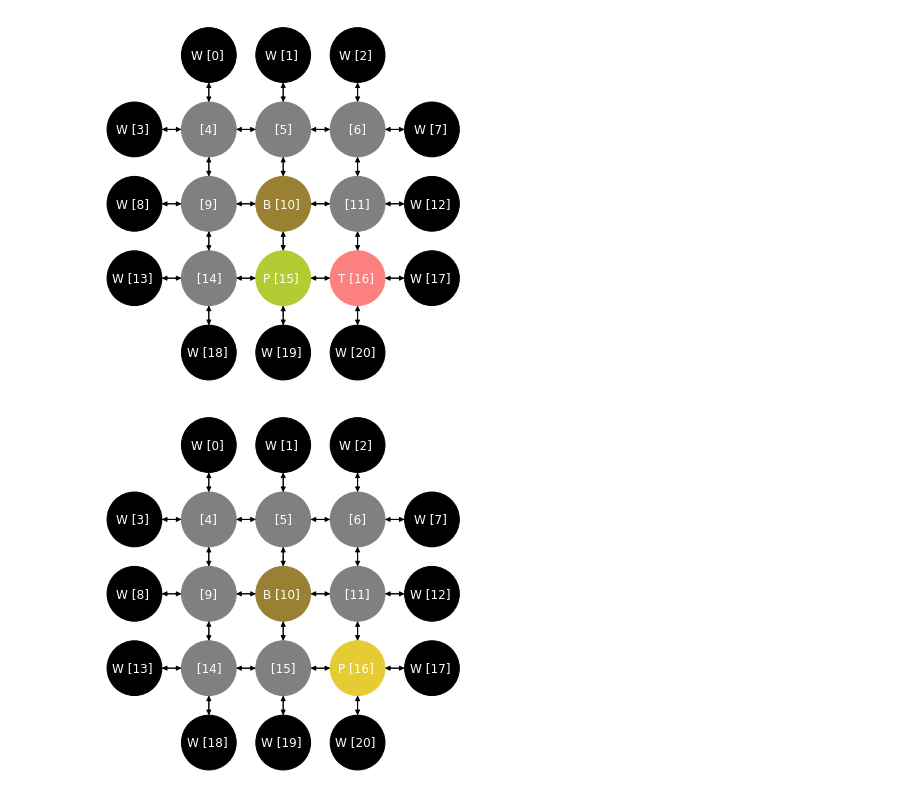
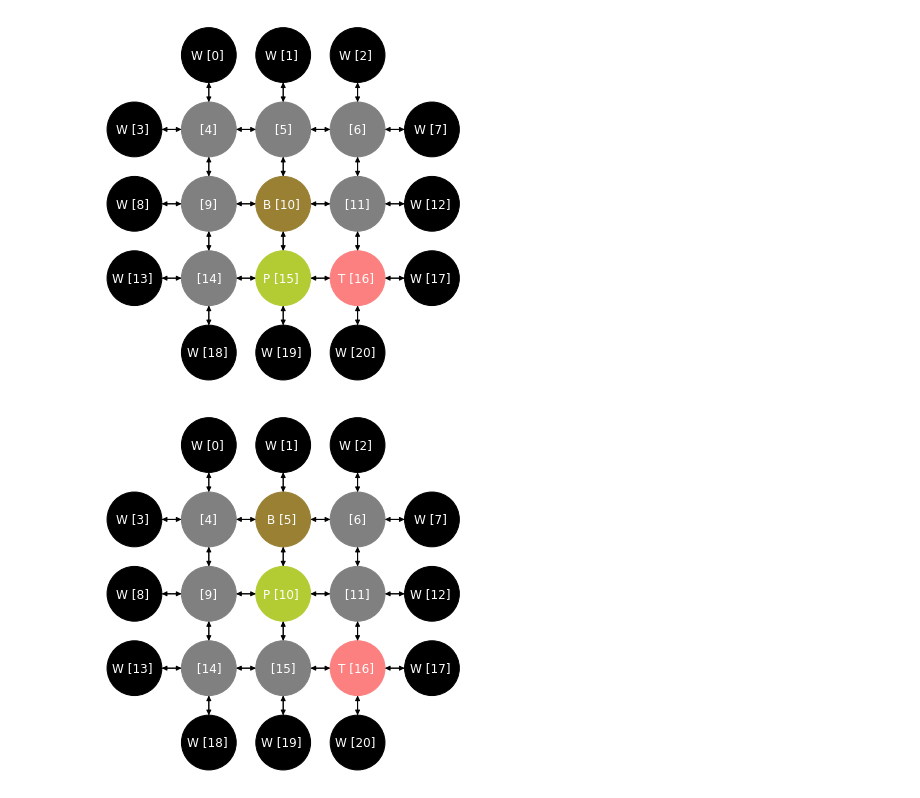
Before and after one commit to mathieuorhan/graph-sokoban, a Jupyter notebook: notebooks/train_vizualization.ipynb, the cells around one changed output. Saved outputs shown, nothing was run; the diff lists cells and outputs as text; code cells hidden in the pictures.

```diff
--- a/notebooks/train_vizualization.ipynb
+++ b/notebooks/train_vizualization.ipynb
@@ -45,13 +42,14 @@ plt.figure(figsize=(5, 5))
 display_graph(state)
 # %% [output]
 [figure]
-# %%
-next_state, reward, done, info = graph_env.step(
-    torch.tensor(16, dtype=torch.long)
-)
 # %%
+# Up = 0
+next_state, reward, done, info = graph_env.step(
+    direction_to_node_idx(state, 0)
+)
 state = graph_env.render()
 plt.figure(figsize=(5, 5))
 display_graph(state)
+plt.show()
 # %% [output]
-[figure, old version]
+[figure, new version]
```
Also changed, not shown: parts of 12 cells of this notebook, 5 other files.
